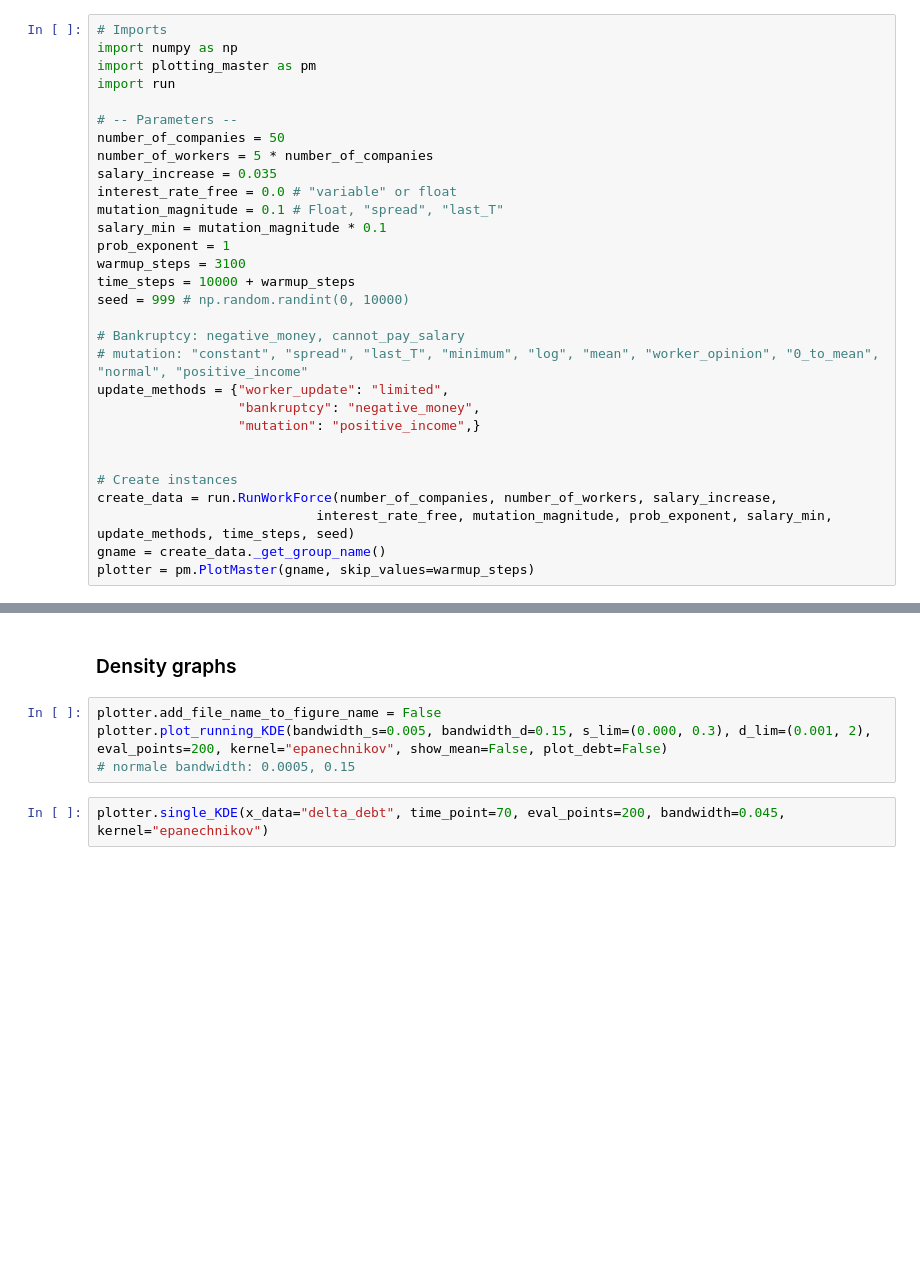
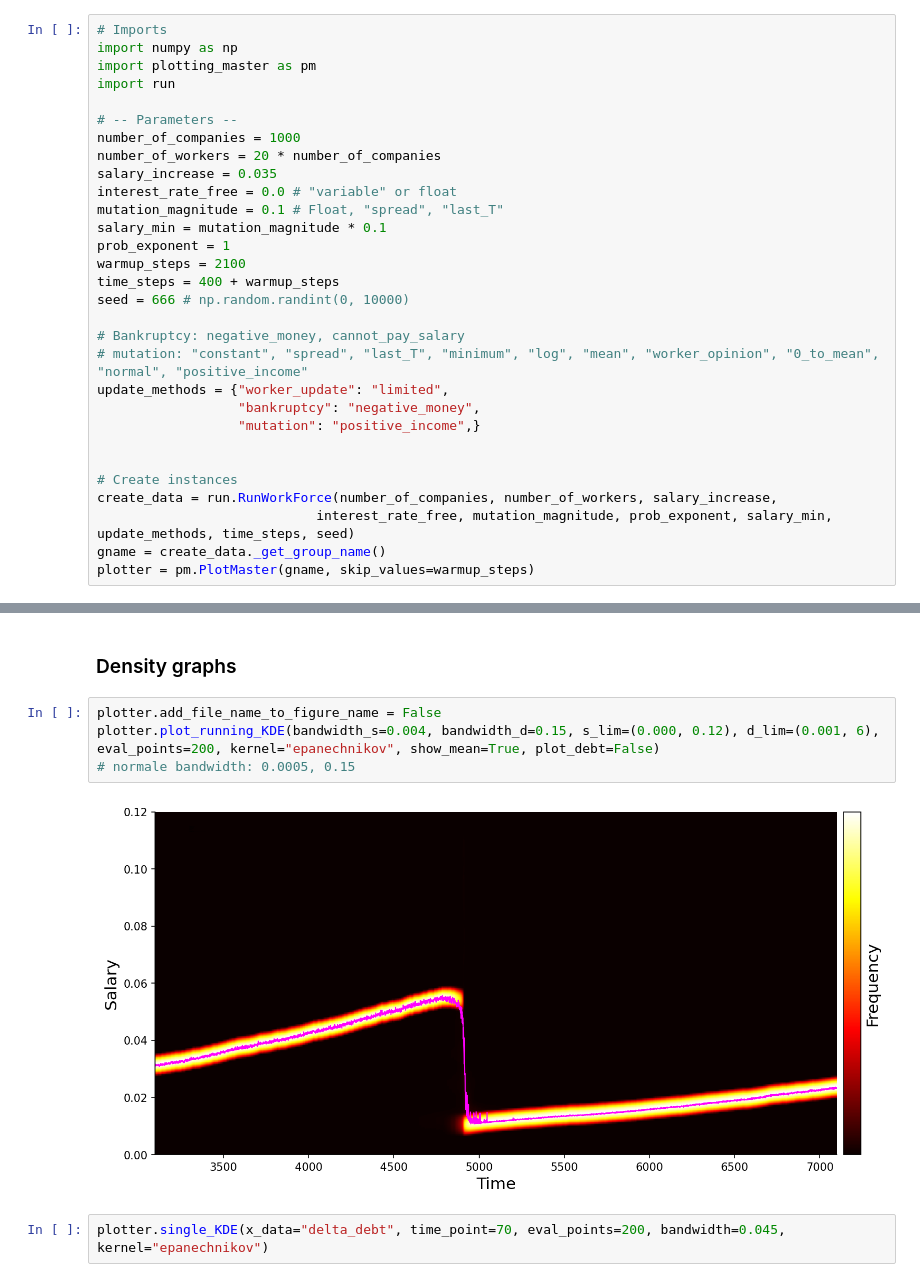
Before and after one commit to 2BeAsh/masters_project, a Jupyter notebook: code/models/common/run_plotting.ipynb, the cells around one changed output, grey strips where cells are left out. Saved outputs shown, nothing was run; the diff lists cells and outputs as text; blank space fills up the shorter version.

Commit message:
Update run_plotting.ipynb
who knows how much changed

```diff
--- a/code/models/common/run_plotting.ipynb
+++ b/code/models/common/run_plotting.ipynb
@@ -5,16 +5,16 @@ import plotting_master as pm
 import run
 
 # -- Parameters --
-number_of_companies = 50
-number_of_workers = 5 * number_of_companies
+number_of_companies = 1000
+number_of_workers = 20 * number_of_companies
 salary_increase = 0.035
 interest_rate_free = 0.0 # "variable" or float
 mutation_magnitude = 0.1 # Float, "spread", "last_T"
 salary_min = mutation_magnitude * 0.1
 prob_exponent = 1
-warmup_steps = 3100
-time_steps = 10000 + warmup_steps
-seed = 999 # np.random.randint(0, 10000)
+warmup_steps = 2100
+time_steps = 400 + warmup_steps
+seed = 666 # np.random.randint(0, 10000)
 
 # Bankruptcy: negative_money, cannot_pay_salary
 # mutation: "constant", "spread", "last_T", "minimum", "log", "mean", "worker_opinion", "0_to_mean", "normal", "positive_income"
@@ -38,7 +38,9 @@ Storing data in Steps13100_N50_W250_ds0.035_m0.1_rf0.0_alpha1_smin0.010000000000
 ### Density graphs
 # %%
 plotter.add_file_name_to_figure_name = False
-plotter.plot_running_KDE(bandwidth_s=0.005, bandwidth_d=0.15, s_lim=(0.000, 0.3), d_lim=(0.001, 2), eval_points=200, kernel="epanechnikov", show_mean=False, plot_debt=False)
+plotter.plot_running_KDE(bandwidth_s=0.004, bandwidth_d=0.15, s_lim=(0.000, 0.12), d_lim=(0.001, 6), eval_points=200, kernel="epanechnikov", show_mean=True, plot_debt=False)
 # normale bandwidth: 0.0005, 0.15
+# %% [output]
+[figure, added]
 # %%
 plotter.single_KDE(x_data="delta_debt", time_point=70, eval_points=200, bandwidth=0.045, kernel="epanechnikov")
```
Also changed, not shown: parts of 27 cells of this notebook.
